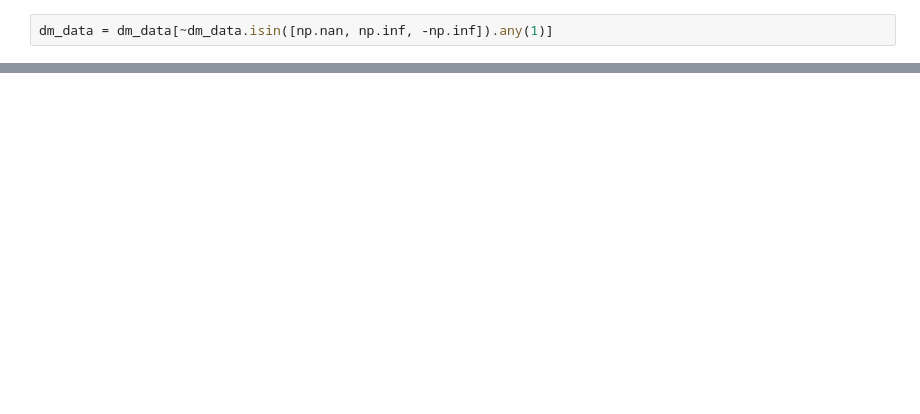
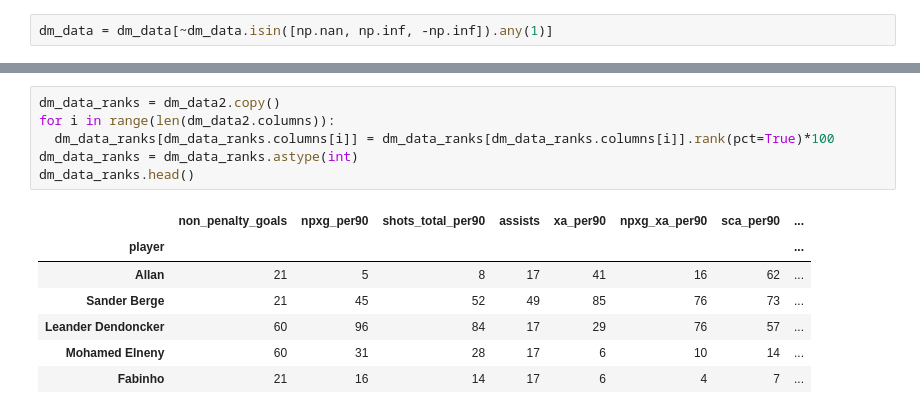
Before and after one commit to shreyansh273/Football-Scouting, a Jupyter notebook: Player_profiling.ipynb, the cells around one changed output, grey strips where cells are left out. Saved outputs shown, nothing was run; the diff lists cells and outputs as text; blank space fills up the shorter version.

```diff
--- a/Player_profiling.ipynb
+++ b/Player_profiling.ipynb
@@ -101,0 +107,14 @@ dm_data.head()
+# %%
+dm_data_ranks = dm_data2.copy()
+for i in range(len(dm_data2.columns)):
+  dm_data_ranks[dm_data_ranks.columns[i]] = dm_data_ranks[dm_data_ranks.columns[i]].rank(pct=True)*100
+dm_data_ranks = dm_data_ranks.astype(int)
+dm_data_ranks.head()
+# %% [output]
+|  | non_penalty_goals | npxg_per90 | shots_total_per90 | assists | xa_per90 | npxg_xa_per90 | sca_per90 | ... |
+| player |  |  |  |  |  |  |  | ... |
+| Allan | 21 | 5 | 8 | 17 | 41 | 16 | 62 | ... |
+| Sander Berge | 21 | 45 | 52 | 49 | 85 | 76 | 73 | ... |
+| Leander Dendoncker | 60 | 96 | 84 | 17 | 29 | 76 | 57 | ... |
+| Mohamed Elneny | 60 | 31 | 28 | 17 | 6 | 10 | 14 | ... |
+| Fabinho | 21 | 16 | 14 | 17 | 6 | 4 | 7 | ... |
```
Also changed, not shown: parts of 6 cells of this notebook.
